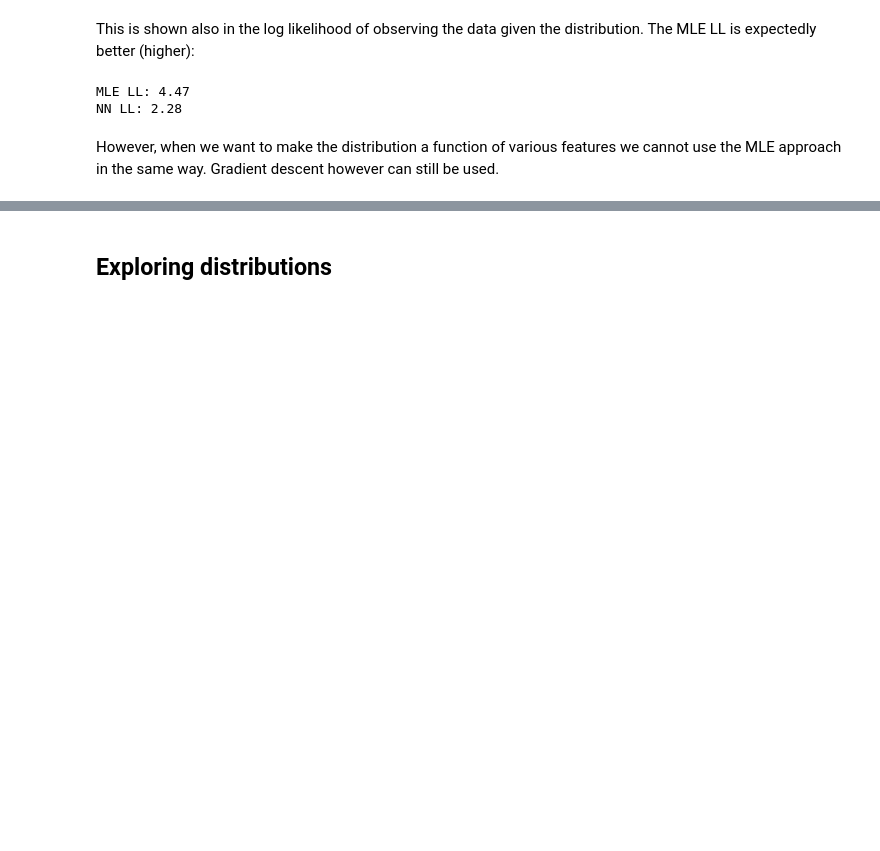
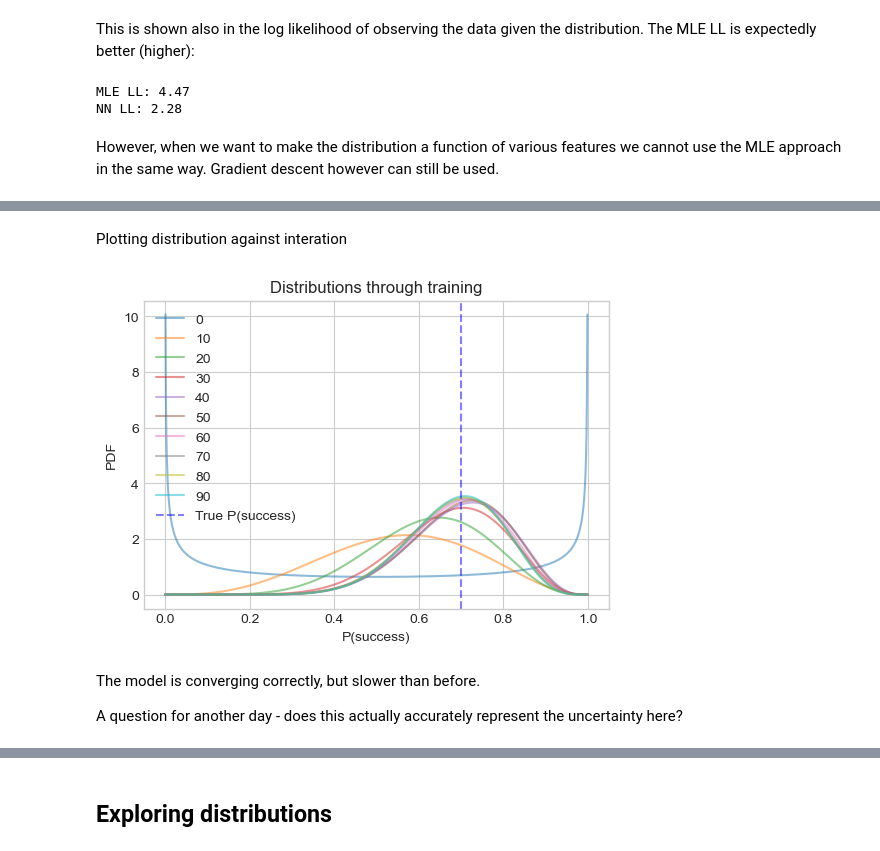
Before and after one commit to stanton119/data-analysis, a Jupyter notebook: neural_networks/unfinished-dirichlet_distributions/exploration.ipynb, the cells around one changed output, grey strips where cells are left out. Cells and saved outputs as stored; diff of their text form; code cells hidden in the pictures; blank space fills up the shorter version.

Commit message:
classifier uncertainty notebook

```diff
--- a/neural_networks/unfinished-dirichlet_distributions/exploration.ipynb
+++ b/neural_networks/unfinished-dirichlet_distributions/exploration.ipynb
@@ -305,0 +418,22 @@ TODO:
+# %% [markdown]
+Plotting distribution against interation
+# %%
+beta_params_log = np.array(model.beta_params_log)
+x = np.linspace(0, 1, 1000)
+iterations = range(0, beta_params_log.shape[0], 10)
+
+fig, ax = plt.subplots(figsize=(6, 4))
+for idx in iterations:
+    y = scipy.stats.beta(*beta_params_log[idx, :]).pdf(x)
+    ax.plot(x, y, alpha=0.5, label=idx)
+
+ax.axvline(x=p_success, linestyle="--", color="b", alpha=0.5, label="True P(success)")
+ax.legend()
+ax.set(xlabel="P(success)", ylabel="PDF", title="Distributions through training")
+fig.show()
+# %% [output]
+[figure, added]
+# %% [markdown]
+The model is converging correctly, but slower than before.
+
+A question for another day - does this actually accurately represent the uncertainty here?
```
Also changed, not shown: parts of 24 cells of this notebook.
